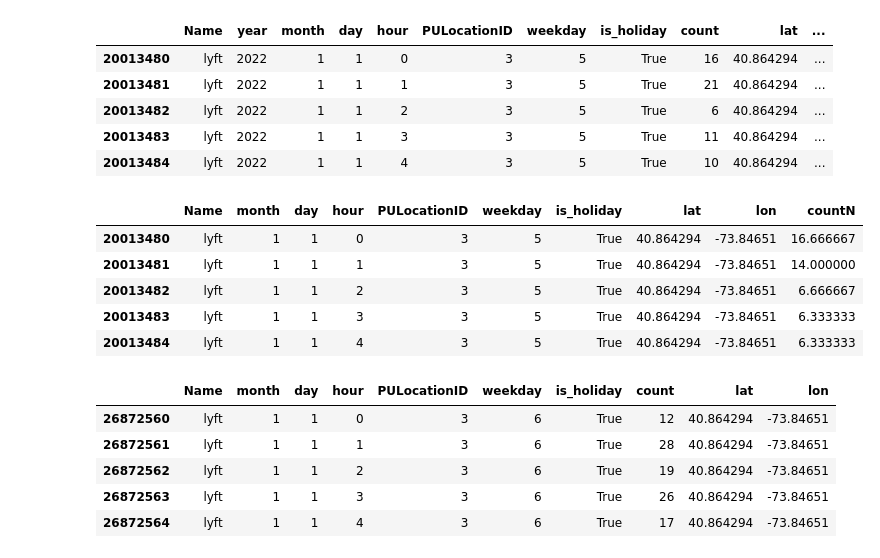
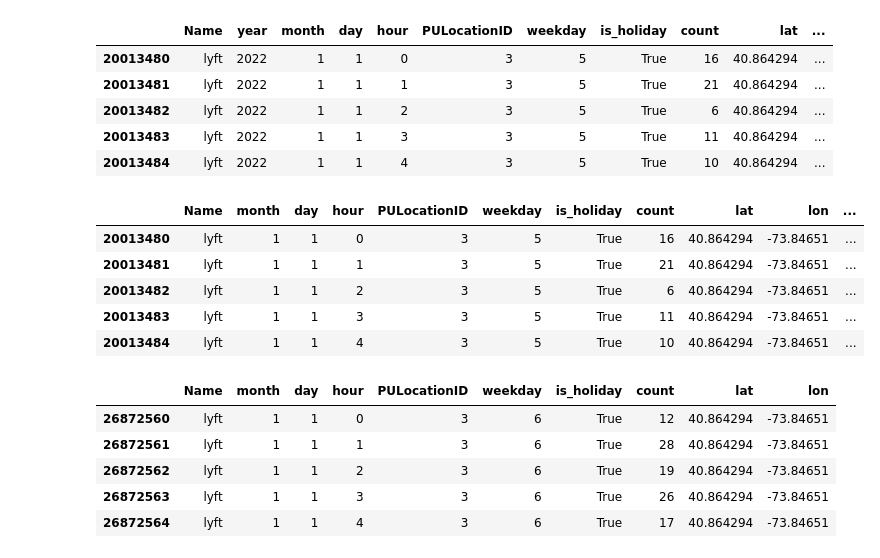
Before and after one commit to TicyYang/nyc-multimodal-ride-hailing-data-retrieval-platform, a Jupyter notebook: machine_learning/test_model_TS6.ipynb, the cells around one changed output. Drawn from its saved outputs; the diff is of its cells as text; code cells hidden in the pictures.

```diff
--- a/machine_learning/test_model_TS6.ipynb
+++ b/machine_learning/test_model_TS6.ipynb
@@ -15,15 +15,15 @@ df.head()
 | 20013483 | lyft | 2022 | 1 | 1 | 3 | 3 | 5 | True | 11 | 40.864294 | ... |
 | 20013484 | lyft | 2022 | 1 | 1 | 4 | 3 | 5 | True | 10 | 40.864294 | ... |
 # %%
-df = df.drop(['year', 'TempTime', 'count'], axis=1)
+df = df.drop(['year', 'TempTime'], axis=1)
 df.head()
 # %% [output]
-|  | Name | month | day | hour | PULocationID | weekday | is_holiday | lat | lon | countN |
-| 20013480 | lyft | 1 | 1 | 0 | 3 | 5 | True | 40.864294 | -73.84651 | 16.666667 |
-| 20013481 | lyft | 1 | 1 | 1 | 3 | 5 | True | 40.864294 | -73.84651 | 14.000000 |
-| 20013482 | lyft | 1 | 1 | 2 | 3 | 5 | True | 40.864294 | -73.84651 | 6.666667 |
-| 20013483 | lyft | 1 | 1 | 3 | 3 | 5 | True | 40.864294 | -73.84651 | 6.333333 |
-| 20013484 | lyft | 1 | 1 | 4 | 3 | 5 | True | 40.864294 | -73.84651 | 6.333333 |
+|  | Name | month | day | hour | PULocationID | weekday | is_holiday | count | lat | lon | ... |
+| 20013480 | lyft | 1 | 1 | 0 | 3 | 5 | True | 16 | 40.864294 | -73.84651 | ... |
+| 20013481 | lyft | 1 | 1 | 1 | 3 | 5 | True | 21 | 40.864294 | -73.84651 | ... |
+| 20013482 | lyft | 1 | 1 | 2 | 3 | 5 | True | 6 | 40.864294 | -73.84651 | ... |
+| 20013483 | lyft | 1 | 1 | 3 | 3 | 5 | True | 11 | 40.864294 | -73.84651 | ... |
+| 20013484 | lyft | 1 | 1 | 4 | 3 | 5 | True | 10 | 40.864294 | -73.84651 | ... |
 # %%
 valid = pd.read_parquet('../time_series/TS6/TS6-2023.parquet', engine='pyarrow')
 valid = valid.drop(['year', 'TempTime', 'countN'], axis=1)
```
Also changed, not shown: parts of 19 cells of this notebook.
